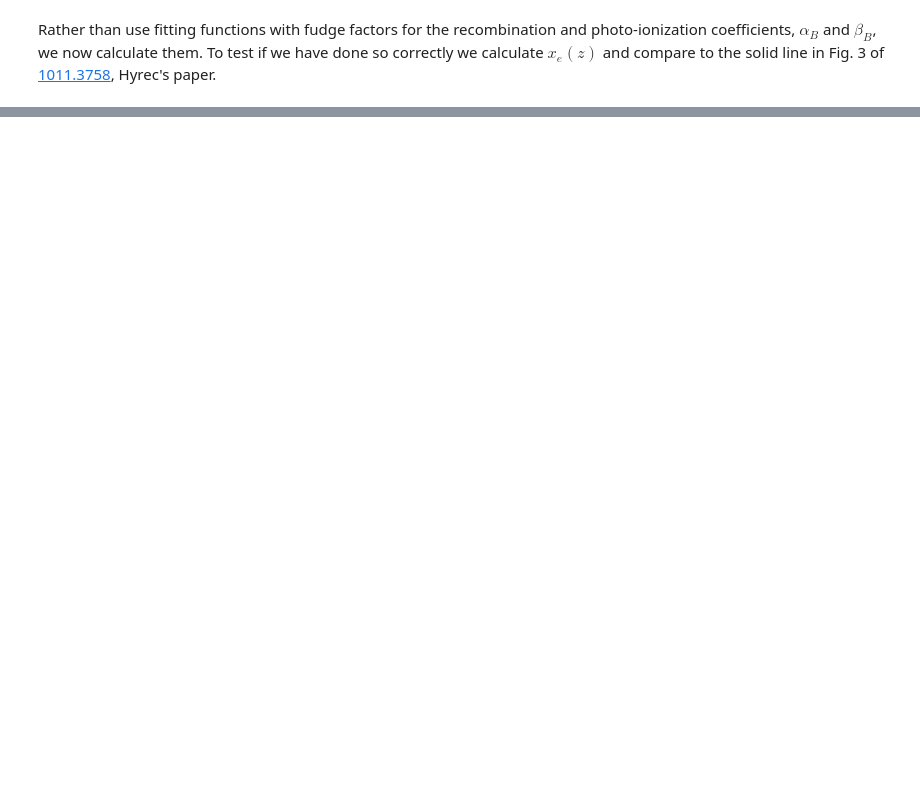
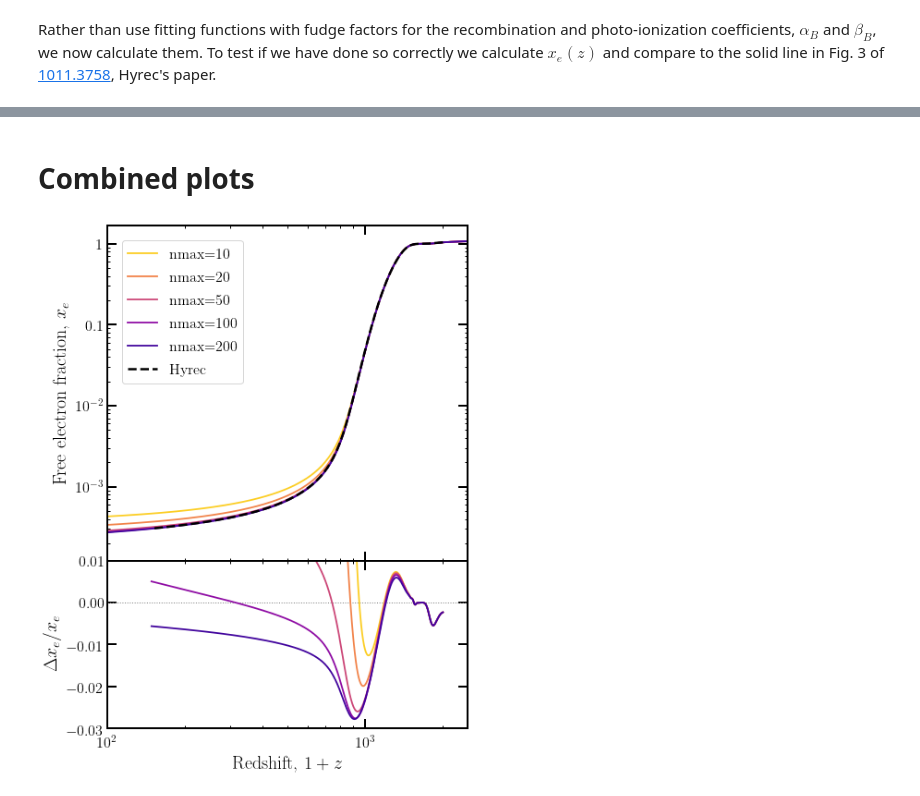
Before and after one commit to hongwanliu/DarkHistory, a Jupyter notebook: examples/DH_Upgrade/Cross_Checks/Hyrec_xe_comparison.ipynb, the cells around one changed output, grey strips where cells are left out. Cells and saved outputs as stored; diff of their text form; code cells hidden in the pictures; blank space fills up the shorter version.

```diff
--- a/examples/DH_Upgrade/Cross_Checks/Hyrec_xe_comparison.ipynb
+++ b/examples/DH_Upgrade/Cross_Checks/Hyrec_xe_comparison.ipynb
@@ -112,0 +144,30 @@ plt.savefig(fig_dir+'Hyrec_xe_crosscheck.pdf')
+# %% [markdown]
+# Combined plots
+# %%
+Hyrec_interp = interp1d(rs_list, xe_list, kind='cubic')
+cmap = cm.plasma(np.linspace(0.9,.1,5))
+
+fig, axs = plt.subplots(2, figsize=(7,10), sharex=True, gridspec_kw={'height_ratios': [2,1]})
+axs[0].loglog()
+
+for i, nmax in enumerate(nmax_conv.keys()):
+    axs[0].plot(nmax_conv[nmax]['data'][-1]['rs'], (nmax_conv[nmax]['data'][-1]['x'][:,0]+nmax_conv[nmax]['data'][-1]['x'][:,1]),
+            linewidth = 1.8, label=r'nmax='+str(nmax), c=cmap[i])
+    DH_interp = interp1d(nmax_conv[nmax]['data'][-1]['rs'], nmax_conv[nmax]['data'][-1]['x'][:,0]+nmax_conv[nmax]['data'][-1]['x'][:,1], kind='cubic')
+    axs[1].plot(rs_list, DH_interp(rs_list)/xe_list - 1,
+            linewidth = 1.8, label=r'nmax='+str(nmax), c=cmap[i])
+axs[0].plot(rs_list, xe_list,
+            color='k', linestyle='--', label='Hyrec')
+axs[1].hlines(0,100,2500, linewidth=1, color='gray', linestyle=':')
+
+axs[0].set_xlim(100,2500)
+axs[1].set_ylim(-0.03,0.01)
+axs[1].set_xlabel(r'Redshift, $1+z$', fontsize=20)
+axs[0].set_ylabel(r'Free electron fraction, $x_e$', fontsize=20)
+axs[1].set_ylabel(r'$\Delta x_e / x_e$', fontsize=20)
+axs[0].legend()
+
+plt.subplots_adjust(hspace=0)
+plt.savefig(fig_dir+'Hyrec_xe_comparison.pdf')
+# %% [output]
+[figure, added]
```
Also changed, not shown: parts of 11 cells of this notebook, 5 other files.
